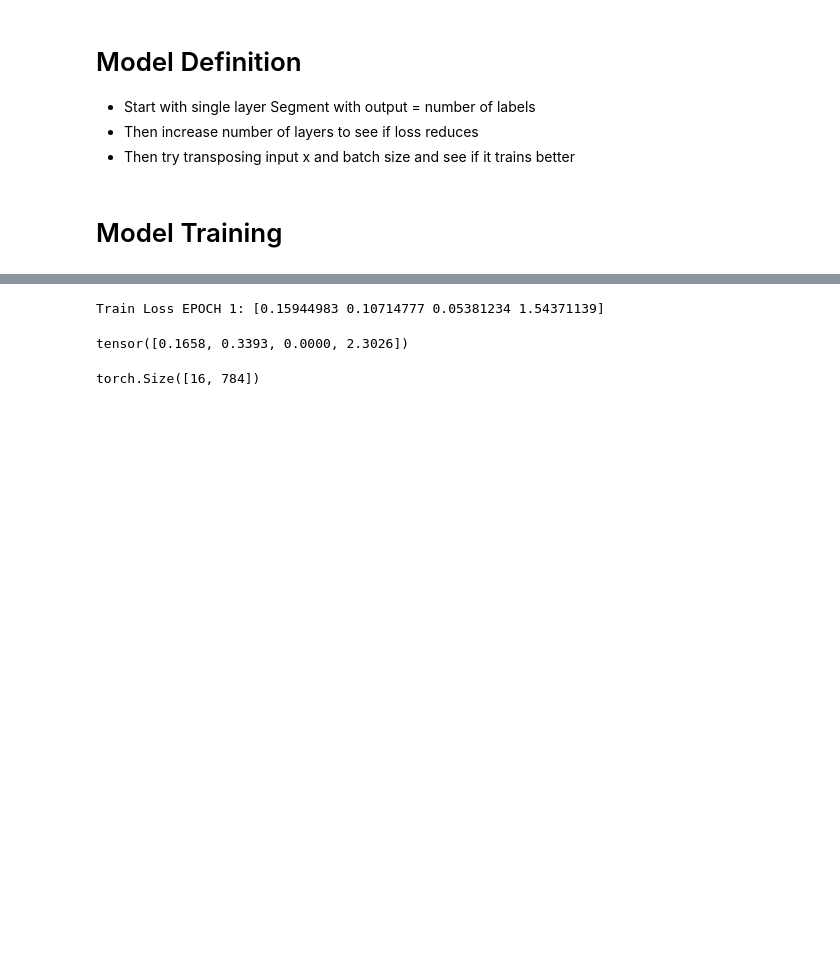
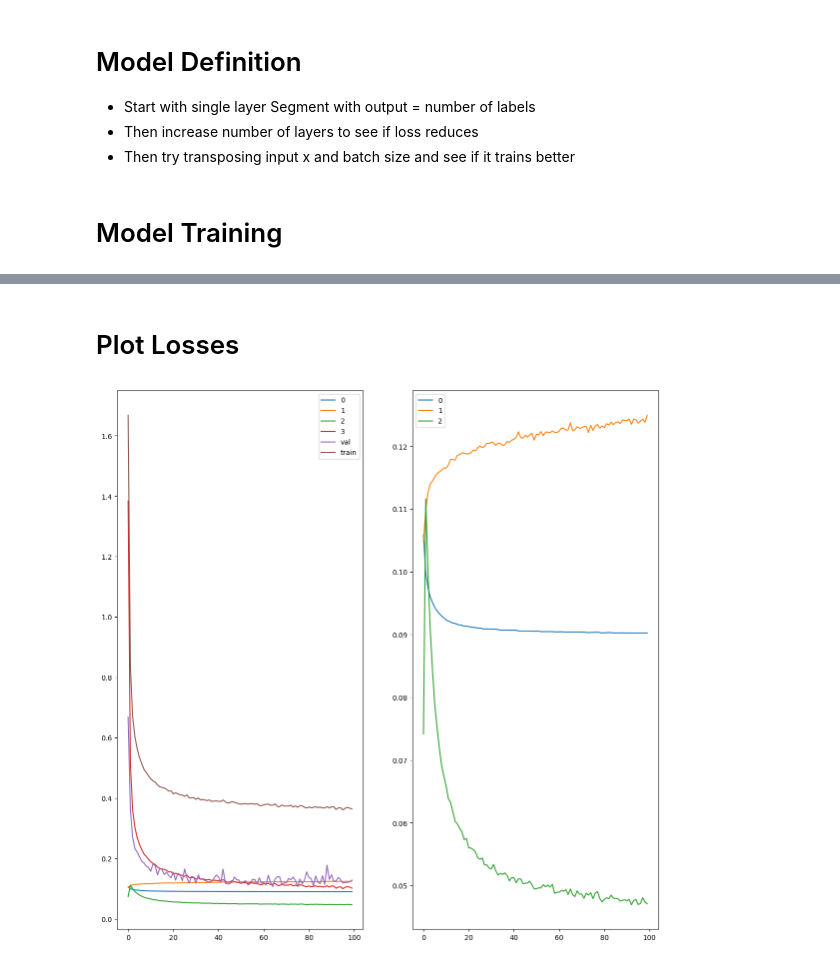
Before and after one commit to sjamthe/customNNexperiments, a Jupyter notebook: Classification with SegmentNet-1.ipynb, the cells around one changed output, grey strips where cells are left out. Saved outputs shown, nothing was run; the diff lists cells and outputs as text; code cells hidden in the pictures; blank space fills up the shorter version.

Commit message:
final sub for class SegmentNet-v1. Best accuracy 96.75, mean after 50 epocs 95.36

```diff
--- a/Classification with SegmentNet-1.ipynb
+++ b/Classification with SegmentNet-1.ipynb
@@ -194,5 +202,11 @@ Total parameters: 380248
 # %%
-num_epochs = 40
+criterion = nn.CrossEntropyLoss()
+
+lr=1e-4
+#optimizer only optimizes parameter that are sent to it in arg1
+optimizer = torch.optim.AdamW(model.parameters(),
+                               lr=lr, betas=(0.9, 0.999), eps=1e-8)
+num_epochs = 100
 
 train_dataloader = DataLoader(train_set, batch_size=BATCH_SIZE, shuffle=True)
 test_dataloader = DataLoader(test_set, batch_size=BATCH_SIZE, shuffle=True)
@@ -222,6 +236,15 @@ for epoch in range(1,num_epochs+1):
             print(f"nan class_loss at step {step}")
             break
         # ===================backward====================
+        # Try not training 1st three segments after 1st EPOCH
+        if epoch> 100:
+            for param in model.seg1.parameters():
+                param.requires_grad = False
+            for param in model.seg2x.parameters():
+                param.requires_grad = False
+            for param in model.seg2y.parameters():
+                param.requires_grad = False
+
         optimizer.zero_grad()
         loss = losses[0] + losses[1] + losses[2] + losses[3]
         loss.backward()
@@ -233,7 +256,6 @@ for epoch in range(1,num_epochs+1):
         step += 1
     # ===================log========================
     t1 = time.time()
-    #train_loss = train_running_loss / len(train_dataloader)
     training_losses = np.append(training_losses, [epoc_losses/len(train_dataloader)], axis=0)
 
     if(math.isnan(class_loss)):
@@ -278,16 +359,23 @@ TypeError: unsupported format string passed to numpy.ndarray.__format__
-# %%
-print(f"Train Loss EPOCH {epoch}: {epoc_losses/len(train_dataloader)}")
-# %% [output]
-Train Loss EPOCH 1: [0.15944983 0.10714777 0.05381234 1.54371139]
-# %%
-with torch.no_grad():
-    print(torch.Tensor(losses))
-
-    train_running_loss = torch.Tensor()
-    train_running_loss.app
-# %% [output]
-tensor([0.1658, 0.3393, 0.0000, 2.3026])
-# %%
-img.shape
-# %% [output]
-torch.Size([16, 784])
+# %% [markdown]
+# Plot Losses
+# %%
+# Plot all losses
+fig = plt.figure(figsize=(14, 14))
+ax1 = fig.add_subplot(121)
+
+x = np.arange(0, len(training_losses[:,0]+1))
+for i in range(4):
+    ax1.plot(x,training_losses[:,i], label=str(i))
+
+ax1.plot(x,val_losses, label='val')
+ax1.plot(x,np.sum(training_losses,axis=1), label='train')
+ax1.legend()
+
+ax2 = fig.add_subplot(122)
+for i in range(3):
+    ax2.plot(x,training_losses[:,i], label=str(i))
+
+ax2.legend()
+plt.show()
+# %% [output]
+[figure, added]
```
Also changed, not shown: parts of 13 cells of this notebook.
